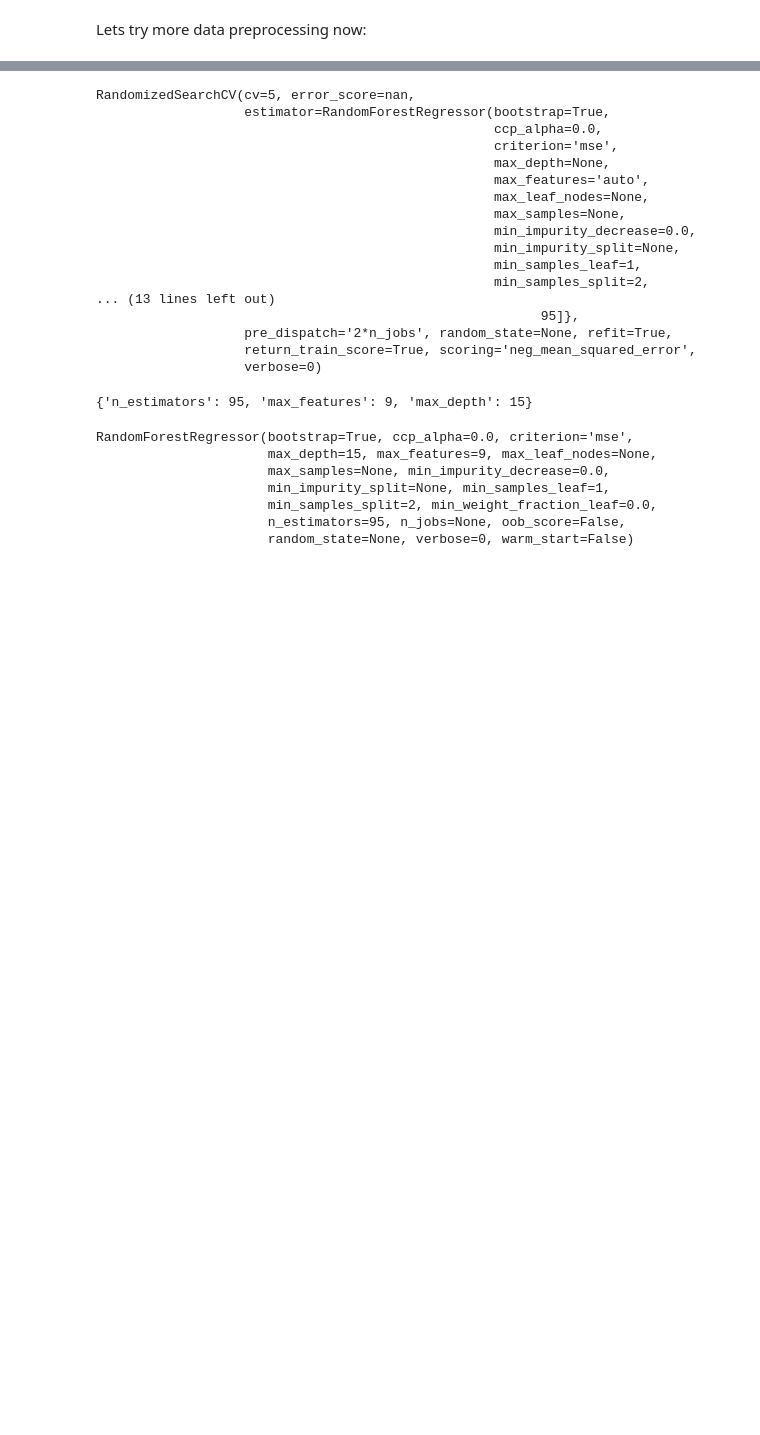
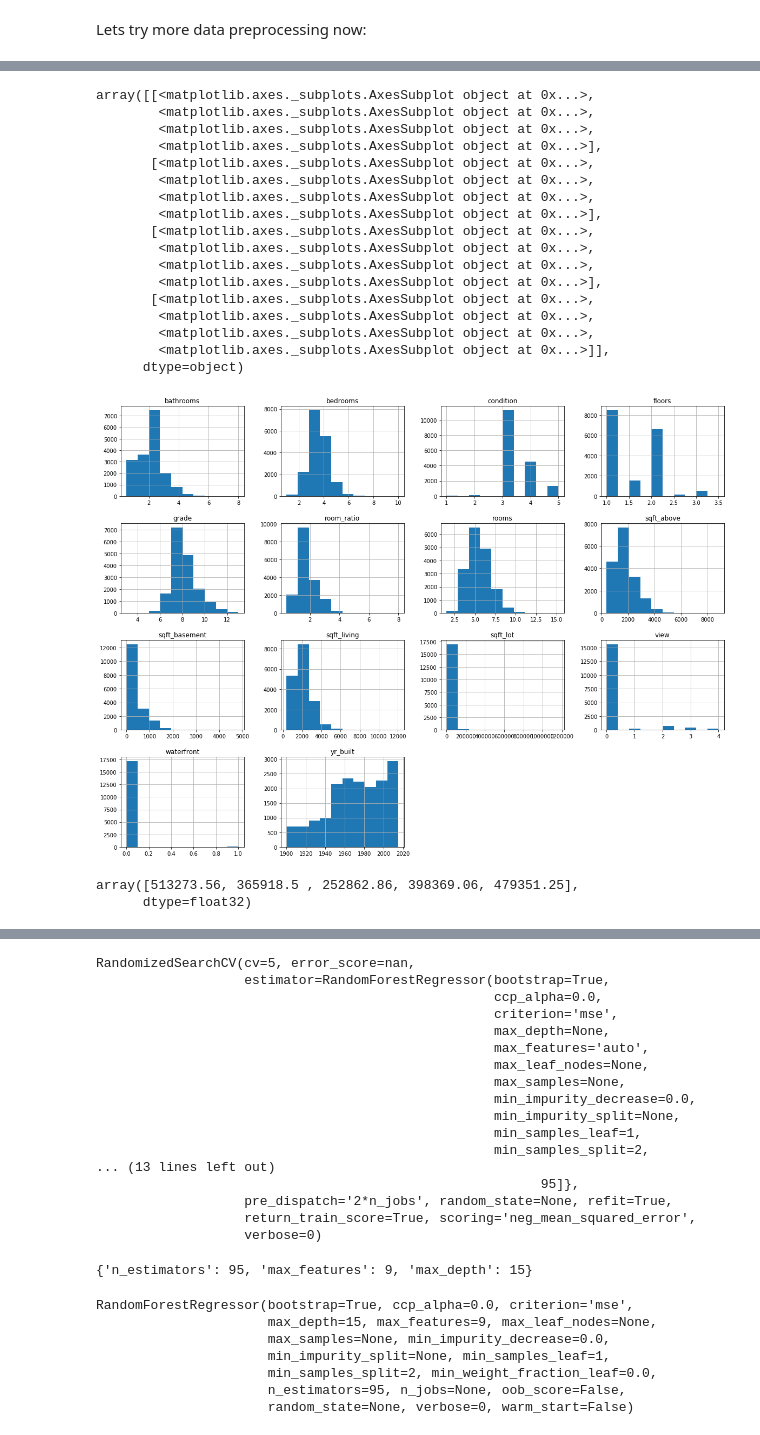
Before and after one commit to PabloOb/housing_seattle, a Jupyter notebook: analysis.ipynb, the cells around one changed output, grey strips where cells are left out. Cells and saved outputs as stored; diff of their text form; code cells hidden in the pictures; blank space fills up the shorter version.

```diff
--- a/analysis.ipynb
+++ b/analysis.ipynb
@@ -372,0 +423,3 @@ lin_reg = linear_model.LinearRegression()
+# %%
+X_train_prepared = housing_prepared.drop(['price'], axis=1)
+y_train_prepared = housing_prepared['price']
@@ -372,0 +442,7 @@ lin_reg = linear_model.LinearRegression()
+# %%
+lin_reg = linear_model.LinearRegression()
+lin_reg.fit(X_train_prepared, y_train)
+lin_scores = cross_val_score(lin_reg, X_train_prepared, y_train,
+                             scoring="neg_mean_squared_error", cv=5)
+lin_rmse_scores = np.sqrt(-lin_scores)
+display_scores(lin_rmse_scores)
@@ -372,0 +471,9 @@ lin_reg = linear_model.LinearRegression()
+# %%
+from sklearn.ensemble import RandomForestRegressor
+forest_reg = RandomForestRegressor(n_estimators=50, random_state=42)
+forest_reg.fit(X_train, y_train)
+
+forest_scores = cross_val_score(forest_reg, X_train, y_train,
+                                scoring="neg_mean_squared_error", cv=10)
+forest_rmse_scores = np.sqrt(-forest_scores)
+display_scores(forest_rmse_scores)
@@ -464,0 +574,50 @@ Lets try more data preprocessing now:
+# %%
+from sklearn.pipeline import Pipeline
+from sklearn.preprocessing import RobustScaler
+from sklearn.base import BaseEstimator, TransformerMixin
+from sklearn.compose import ColumnTransformer
+
+
+X_train_prepared = X_train.copy()
+housing_pipeline = Pipeline([
+    ('std_scaler', RobustScaler())
+])
+
+full_pipeline = ColumnTransformer(housing_pipeline)
+
+train_columns = X_train.columns
+scaler = RobustScaler(quantile_range = (10, 90))
+columns_to_standarize = ['sqft_living', 'sqft_lot', 'sqft_above', 'sqft_basement']
+
+columns_to_normalize = [x for x in train_columns if x not in columns_to_standarize]
+
+X_train_prepared[columns_to_standarize] = scaler.fit_transform(X_train[columns_to_standarize])
+
+
+# df[df.columns] = scaler.fit_transform(df[df.columns])
+# %%
+X_train_prepared.hist(figsize=(20, 15))
+# %% [output]
+array([[<matplotlib.axes._subplots.AxesSubplot object at 0x...>,
+        <matplotlib.axes._subplots.AxesSubplot object at 0x...>,
+        <matplotlib.axes._subplots.AxesSubplot object at 0x...>,
+        <matplotlib.axes._subplots.AxesSubplot object at 0x...>],
+       [<matplotlib.axes._subplots.AxesSubplot object at 0x...>,
+        <matplotlib.axes._subplots.AxesSubplot object at 0x...>,
+        <matplotlib.axes._subplots.AxesSubplot object at 0x...>,
+        <matplotlib.axes._subplots.AxesSubplot object at 0x...>],
+       [<matplotlib.axes._subplots.AxesSubplot object at 0x...>,
+        <matplotlib.axes._subplots.AxesSubplot object at 0x...>,
+        <matplotlib.axes._subplots.AxesSubplot object at 0x...>,
+        <matplotlib.axes._subplots.AxesSubplot object at 0x...>],
+       [<matplotlib.axes._subplots.AxesSubplot object at 0x...>,
+        <matplotlib.axes._subplots.AxesSubplot object at 0x...>,
+        <matplotlib.axes._subplots.AxesSubplot object at 0x...>,
+        <matplotlib.axes._subplots.AxesSubplot object at 0x...>]],
+      dtype=object)
+[figure, added]
+# %%
+xgb.predict(X_train.head())
+# %% [output]
+array([513273.56, 365918.5 , 252862.86, 398369.06, 479351.25],
+      dtype=float32)
```
Also changed, not shown: parts of 46 cells of this notebook.
